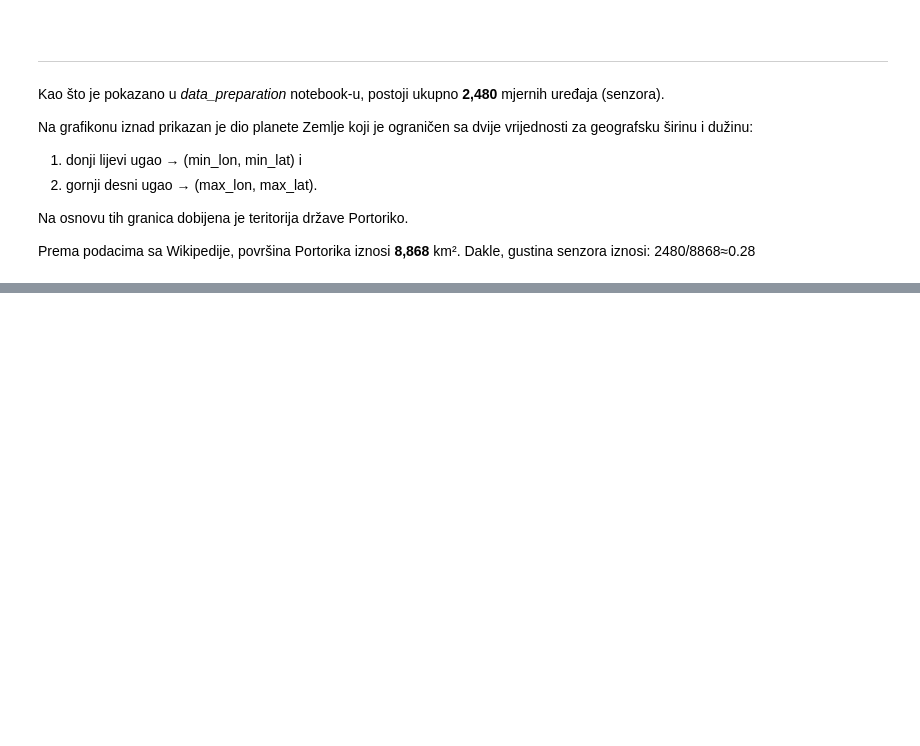
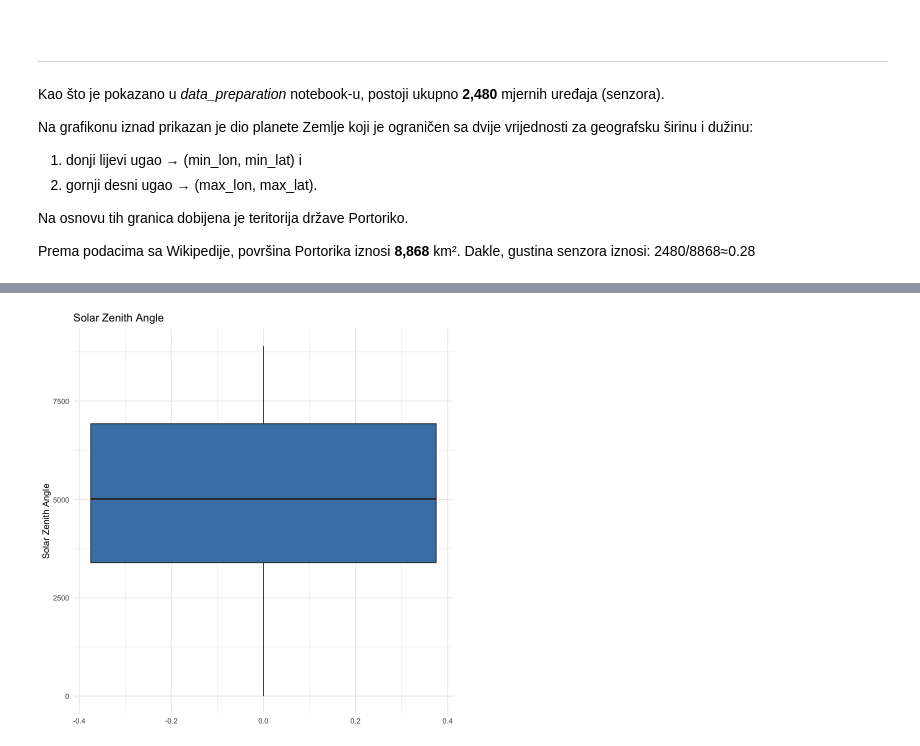
Before and after one commit to rbojan2000/nrel-hpc, a Jupyter notebook: notebooks/exploratory_analysis.ipynb, the cells around one changed output, grey strips where cells are left out. Cells and saved outputs as stored; diff of their text form; code cells hidden in the pictures; blank space fills up the shorter version.

```diff
--- a/notebooks/exploratory_analysis.ipynb
+++ b/notebooks/exploratory_analysis.ipynb
@@ -142,0 +183,7 @@ write.csv(summary_stats, SUMMARY_STATS_PATH, row.names = FALSE)
+# %%
+ggplot(df, aes(y = solar_zenith_angle)) +
+  geom_boxplot(fill="steelblue") +
+  labs(title="Solar Zenith Angle", y="Solar Zenith Angle") +
+  theme_minimal()
+# %% [output]
+[figure, added]
```
Also changed, not shown: parts of 28 cells of this notebook, 1 other file.
